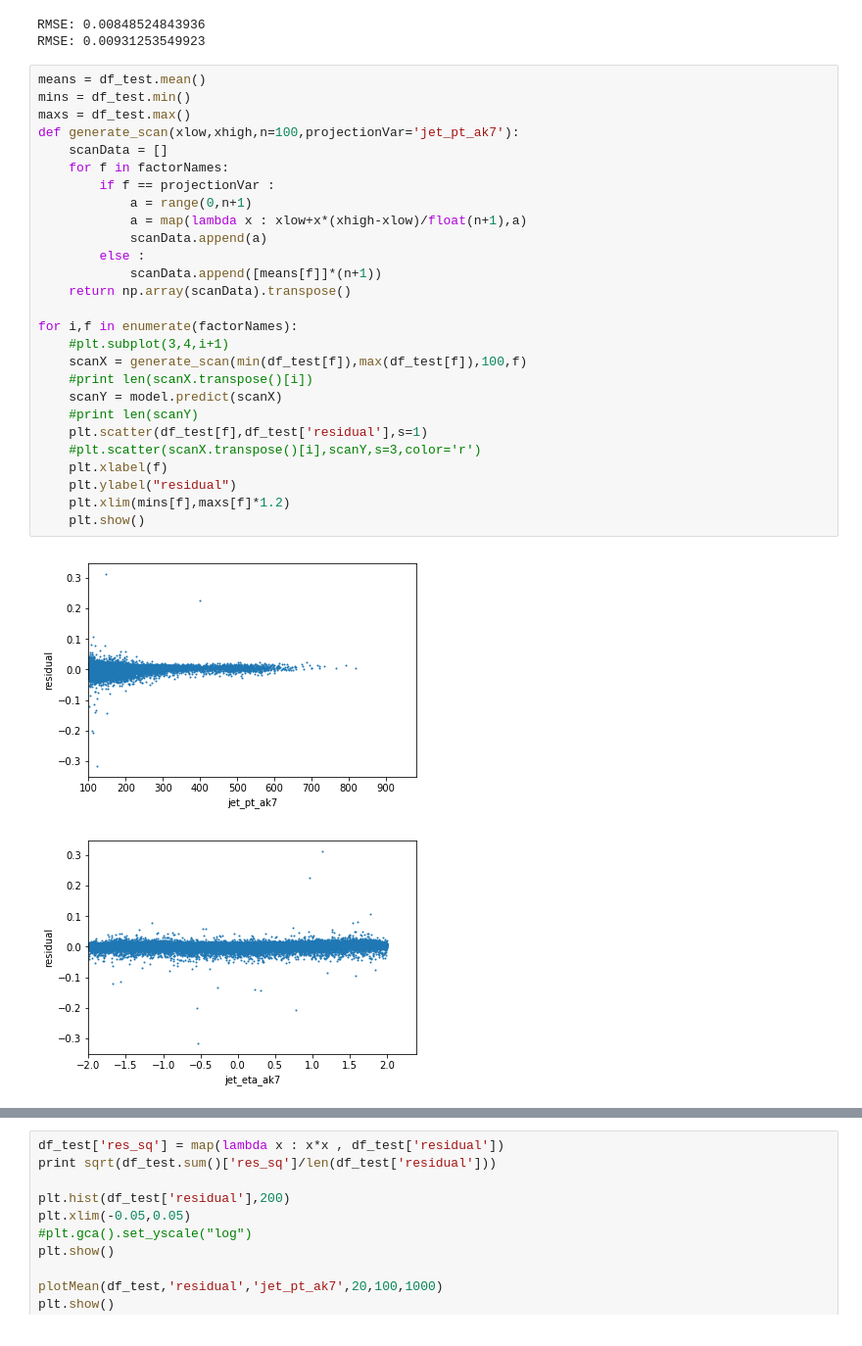
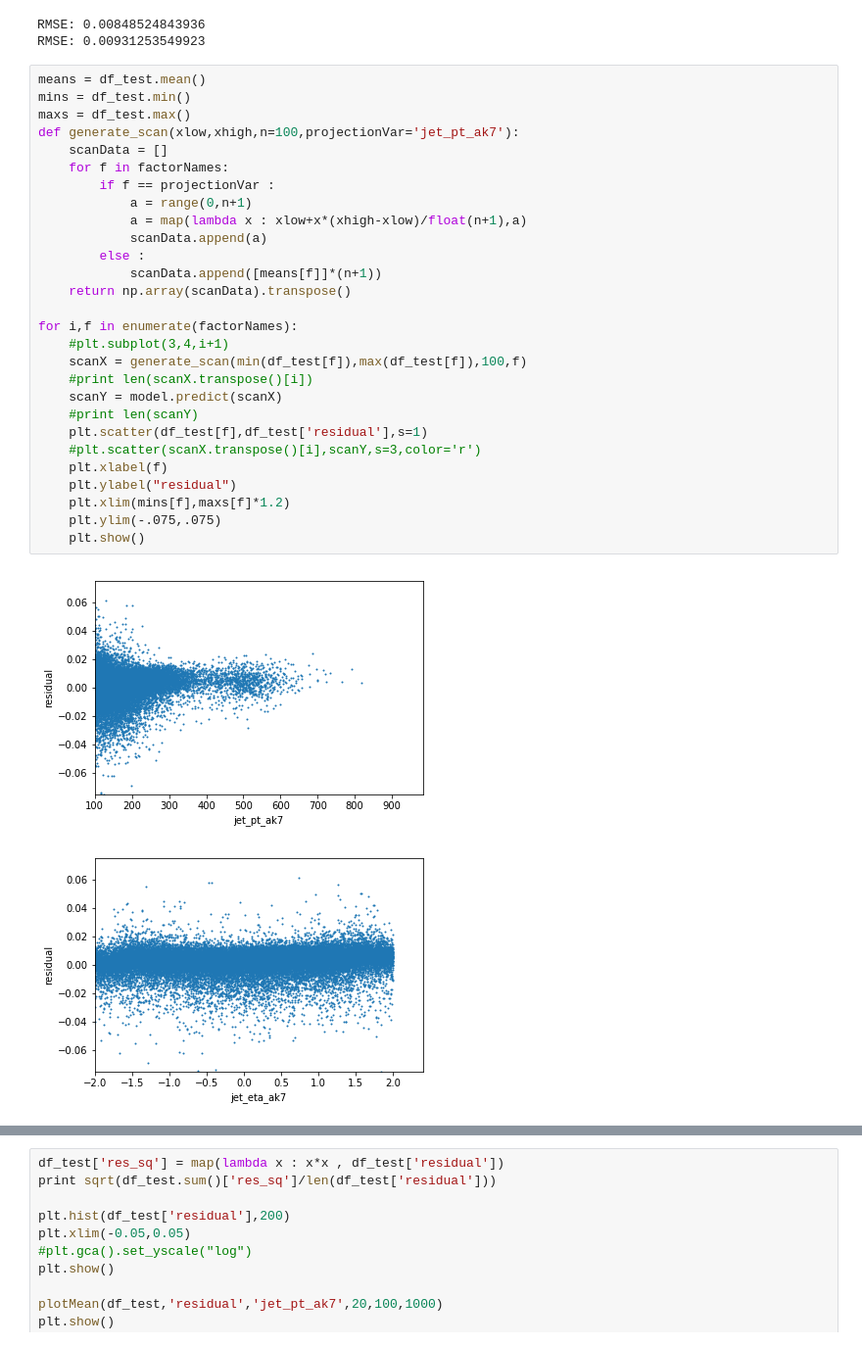
Before and after one commit to awhitbeck/scientific-python-hats, a Jupyter notebook: cms-open-data-ml/MLP_training.ipynb, the cells around one changed output, grey strips where cells are left out. Shown at 98% size. Cells and saved outputs as stored; diff of their text form.

```diff
--- a/cms-open-data-ml/MLP_training.ipynb
+++ b/cms-open-data-ml/MLP_training.ipynb
@@ -96,30 +96,31 @@ RMSE: 0.00931253549923
 # %%
 means = df_test.mean()
 mins = df_test.min()
 maxs = df_test.max()
 def generate_scan(xlow,xhigh,n=100,projectionVar='jet_pt_ak7'):
     scanData = []
     for f in factorNames:
         if f == projectionVar :
             a = range(0,n+1)
             a = map(lambda x : xlow+x*(xhigh-xlow)/float(n+1),a)
             scanData.append(a)
         else :
             scanData.append([means[f]]*(n+1))
     return np.array(scanData).transpose()
 
 for i,f in enumerate(factorNames):
     #plt.subplot(3,4,i+1)
     scanX = generate_scan(min(df_test[f]),max(df_test[f]),100,f)
     #print len(scanX.transpose()[i])
     scanY = model.predict(scanX)
     #print len(scanY)
     plt.scatter(df_test[f],df_test['residual'],s=1)
     #plt.scatter(scanX.transpose()[i],scanY,s=3,color='r')
     plt.xlabel(f)
     plt.ylabel("residual")
     plt.xlim(mins[f],maxs[f]*1.2)
+    plt.ylim(-.075,.075)
     plt.show()
 # %% [output]
-[figure, old version]
+[figure, new version]
-[figure, old version]
+[figure, new version]
```
Also changed, not shown: parts of 1 cell of this notebook, 2 other files.
